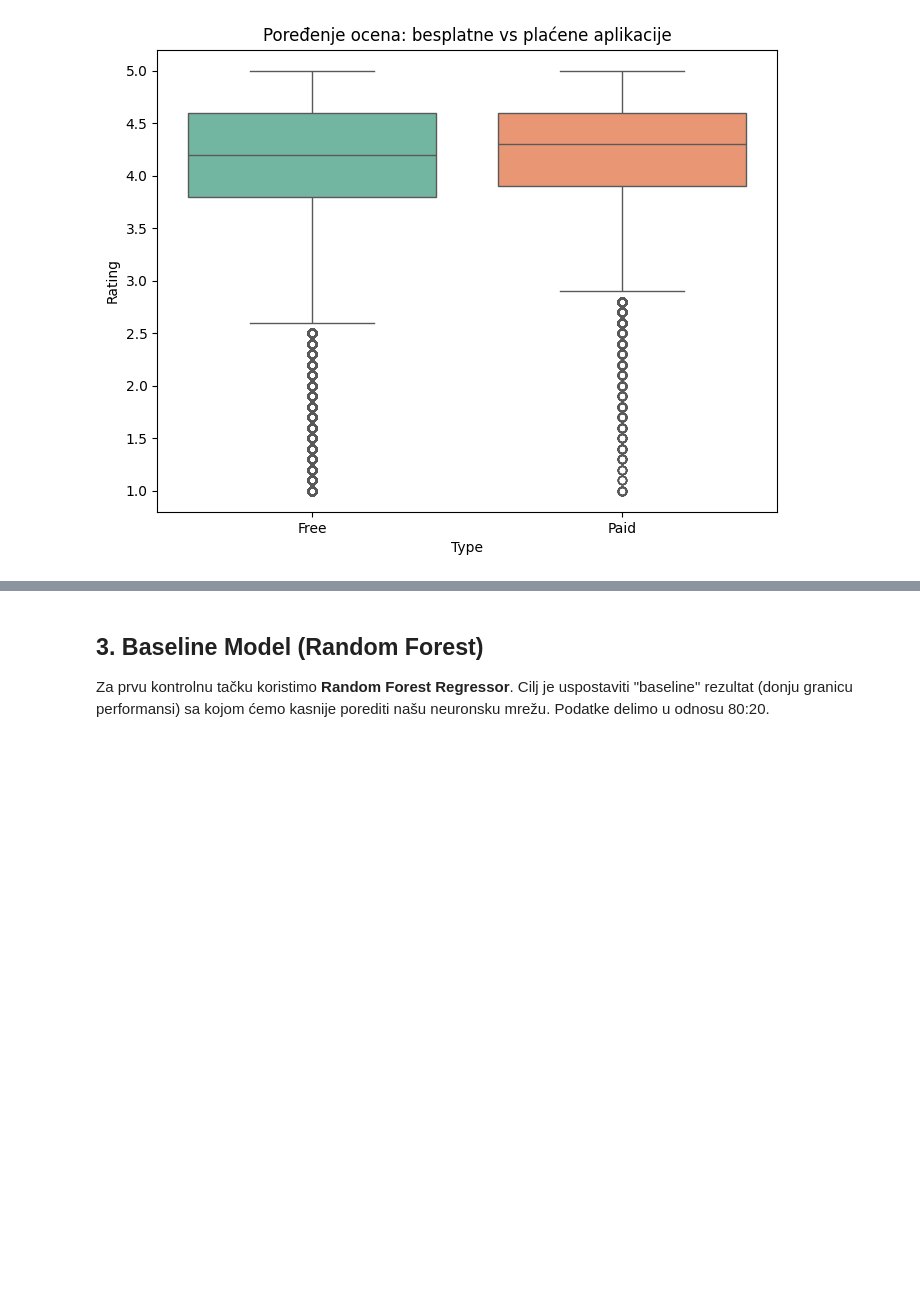
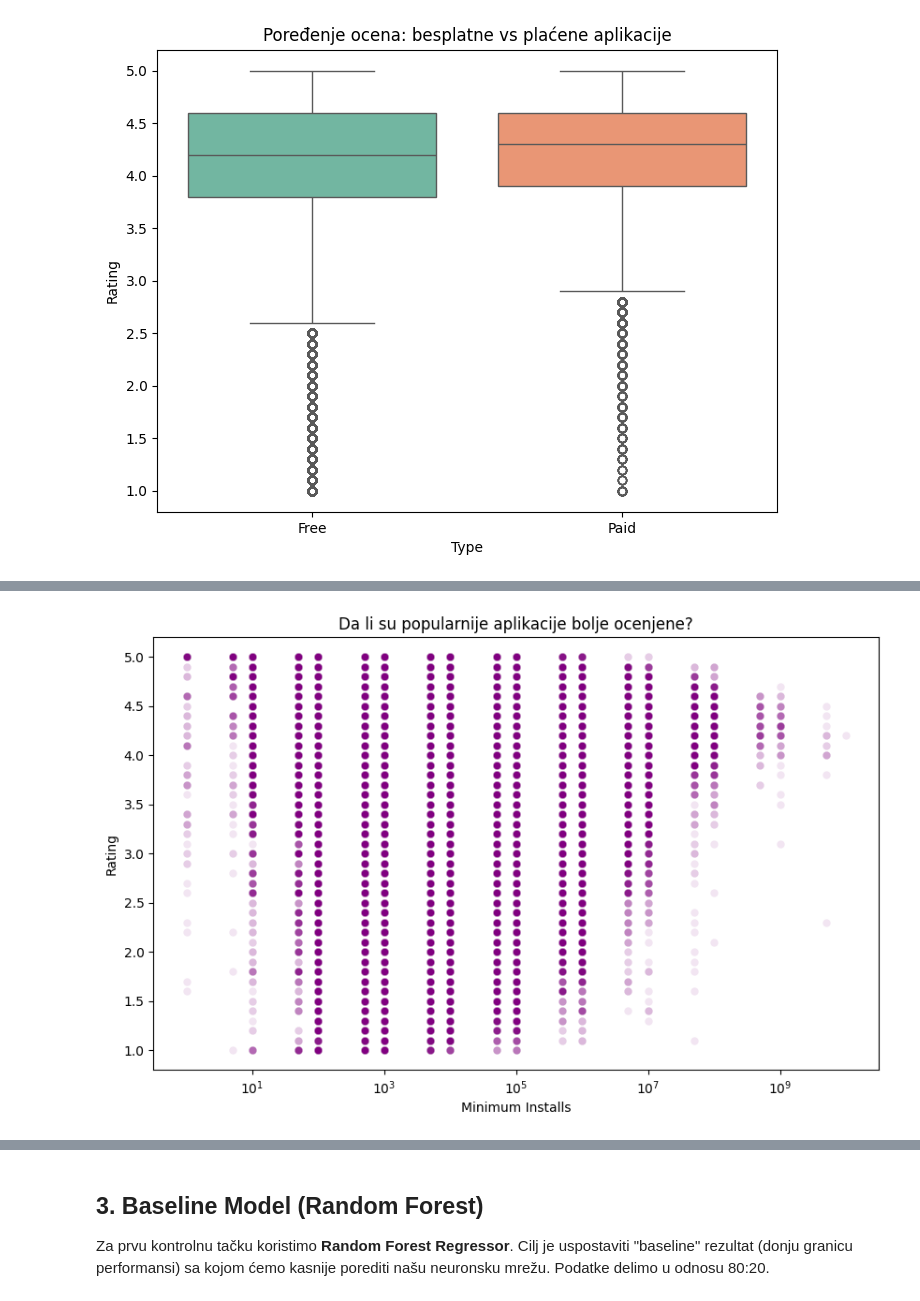
Before and after one commit to LukaSavkov/siap-projekcija-uspesnosti-mobilne-app, a Jupyter notebook: prva_kontrolna_tacka.ipynb, the cells around one changed output, grey strips where cells are left out. Saved outputs shown, nothing was run; the diff lists cells and outputs as text; code cells hidden in the pictures; blank space fills up the shorter version.

```diff
--- a/prva_kontrolna_tacka.ipynb
+++ b/prva_kontrolna_tacka.ipynb
@@ -133,0 +134,12 @@ plt.show()
+# %%
+plt.figure(figsize=(10, 6))
+
+sns.scatterplot(data=df, x='Minimum Installs', y='Rating', alpha=0.1, color='purple')
+
+plt.xscale('log')
+plt.title('Da li su popularnije aplikacije bolje ocenjene?')
+plt.xlabel('Minimum Installs')
+plt.ylabel('Rating')
+plt.show()
+# %% [output]
+[figure, added]
```
Also changed, not shown: parts of 3 cells of this notebook.
